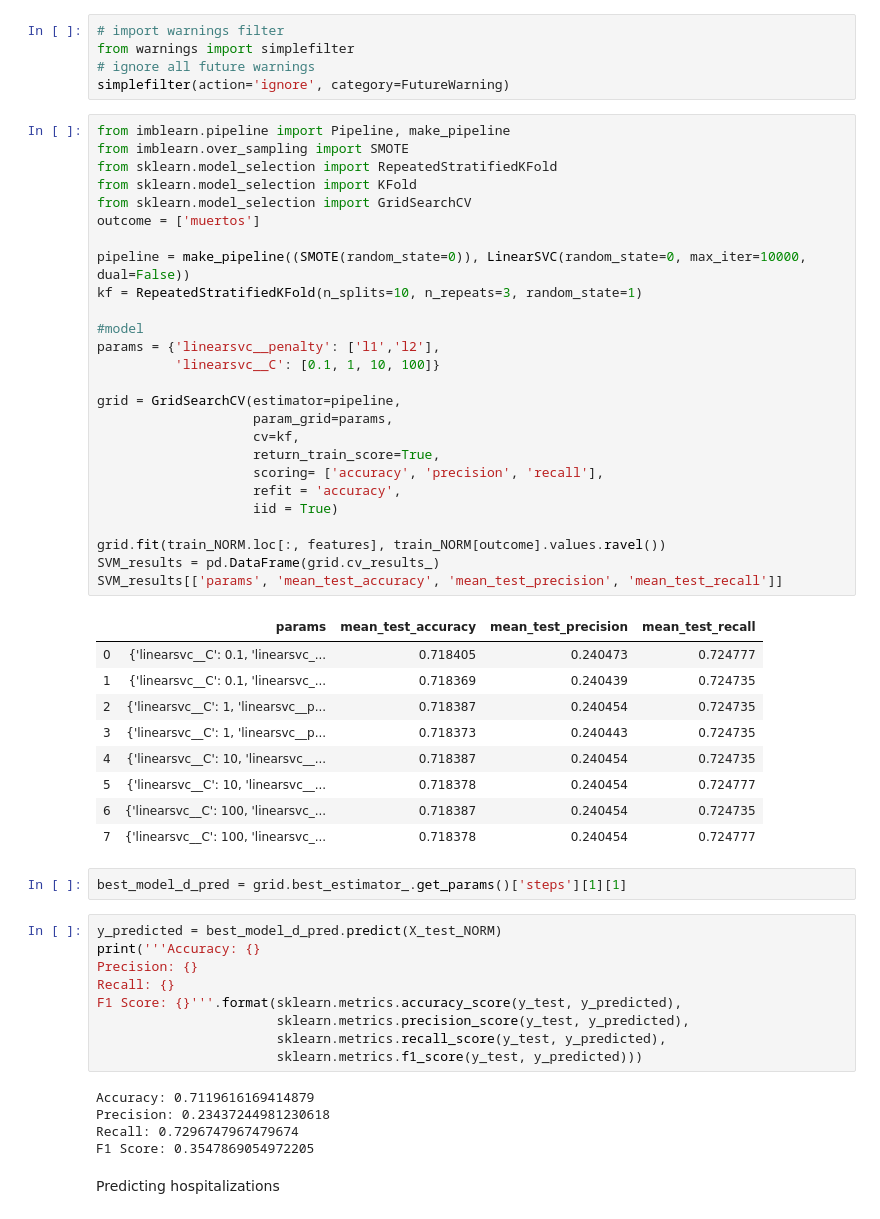
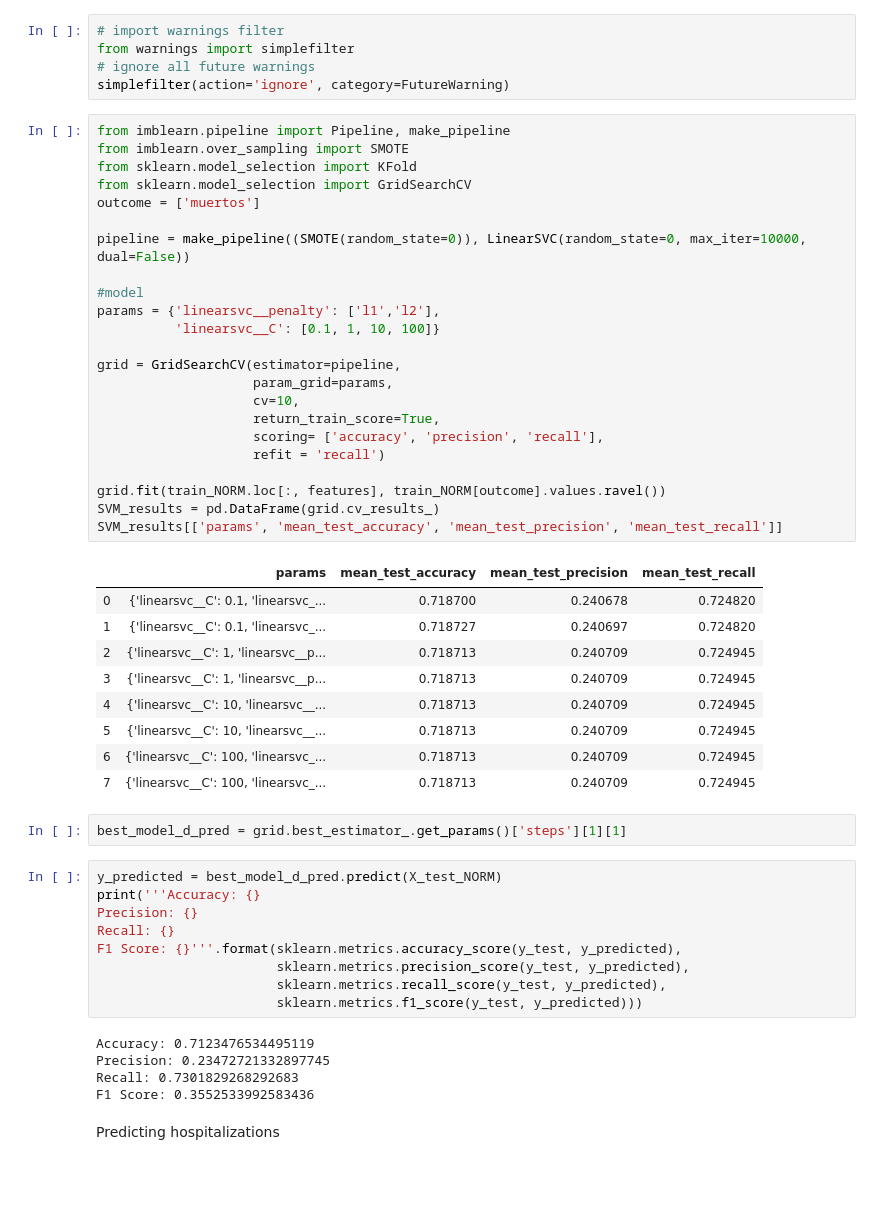
Before and after one commit to ml-project-2020/covid, a Jupyter notebook: SVM DecisionTrees.ipynb, the cells around one changed output. Saved outputs shown, nothing was run; the diff lists cells and outputs as text; blank space fills up the shorter version.

```diff
--- a/SVM DecisionTrees.ipynb
+++ b/SVM DecisionTrees.ipynb
@@ -421,39 +421,36 @@ simplefilter(action='ignore', category=FutureWarning)
 # %%
 from imblearn.pipeline import Pipeline, make_pipeline
 from imblearn.over_sampling import SMOTE
-from sklearn.model_selection import RepeatedStratifiedKFold
 from sklearn.model_selection import KFold
 from sklearn.model_selection import GridSearchCV
 outcome = ['muertos']
 
 pipeline = make_pipeline((SMOTE(random_state=0)), LinearSVC(random_state=0, max_iter=10000, dual=False))
-kf = RepeatedStratifiedKFold(n_splits=10, n_repeats=3, random_state=1)
 
 #model
 params = {'linearsvc__penalty': ['l1','l2'],
           'linearsvc__C': [0.1, 1, 10, 100]}
 
 grid = GridSearchCV(estimator=pipeline,
                     param_grid=params,
-                    cv=kf,
+                    cv=10,
                     return_train_score=True,
                     scoring= ['accuracy', 'precision', 'recall'],
-                    refit = 'accuracy',
-                    iid = True)
+                    refit = 'recall')
 
 grid.fit(train_NORM.loc[:, features], train_NORM[outcome].values.ravel())
 SVM_results = pd.DataFrame(grid.cv_results_)
 SVM_results[['params', 'mean_test_accuracy', 'mean_test_precision', 'mean_test_recall']]
 # %% [output]
 |  | params | mean_test_accuracy | mean_test_precision | mean_test_recall |
-| 0 | {'linearsvc__C': 0.1, 'linearsvc_... | 0.718405 | 0.240473 | 0.724777 |
-| 1 | {'linearsvc__C': 0.1, 'linearsvc_... | 0.718369 | 0.240439 | 0.724735 |
-| 2 | {'linearsvc__C': 1, 'linearsvc__p... | 0.718387 | 0.240454 | 0.724735 |
-| 3 | {'linearsvc__C': 1, 'linearsvc__p... | 0.718373 | 0.240443 | 0.724735 |
-| 4 | {'linearsvc__C': 10, 'linearsvc__... | 0.718387 | 0.240454 | 0.724735 |
-| 5 | {'linearsvc__C': 10, 'linearsvc__... | 0.718378 | 0.240454 | 0.724777 |
-| 6 | {'linearsvc__C': 100, 'linearsvc_... | 0.718387 | 0.240454 | 0.724735 |
-| 7 | {'linearsvc__C': 100, 'linearsvc_... | 0.718378 | 0.240454 | 0.724777 |
+| 0 | {'linearsvc__C': 0.1, 'linearsvc_... | 0.718700 | 0.240678 | 0.724820 |
+| 1 | {'linearsvc__C': 0.1, 'linearsvc_... | 0.718727 | 0.240697 | 0.724820 |
+| 2 | {'linearsvc__C': 1, 'linearsvc__p... | 0.718713 | 0.240709 | 0.724945 |
+| 3 | {'linearsvc__C': 1, 'linearsvc__p... | 0.718713 | 0.240709 | 0.724945 |
+| 4 | {'linearsvc__C': 10, 'linearsvc__... | 0.718713 | 0.240709 | 0.724945 |
+| 5 | {'linearsvc__C': 10, 'linearsvc__... | 0.718713 | 0.240709 | 0.724945 |
+| 6 | {'linearsvc__C': 100, 'linearsvc_... | 0.718713 | 0.240709 | 0.724945 |
+| 7 | {'linearsvc__C': 100, 'linearsvc_... | 0.718713 | 0.240709 | 0.724945 |
 # %%
 best_model_d_pred = grid.best_estimator_.get_params()['steps'][1][1]
 # %%
@@ -466,10 +463,10 @@ F1 Score: {}'''.format(sklearn.metrics.accuracy_score(y_test, y_predicted),
                        sklearn.metrics.recall_score(y_test, y_predicted),
                        sklearn.metrics.f1_score(y_test, y_predicted)))
 # %% [output]
-Accuracy: 0.7119616169414879
-Precision: 0.23437244981230618
-Recall: 0.7296747967479674
-F1 Score: 0.3547869054972205
+Accuracy: 0.7123476534495119
+Precision: 0.23472721332897745
+Recall: 0.7301829268292683
+F1 Score: 0.3552533992583436
 # %% [markdown]
 Predicting hospitalizations
 # %%
```
Also changed, not shown: parts of 9 cells of this notebook, 1 other file.
